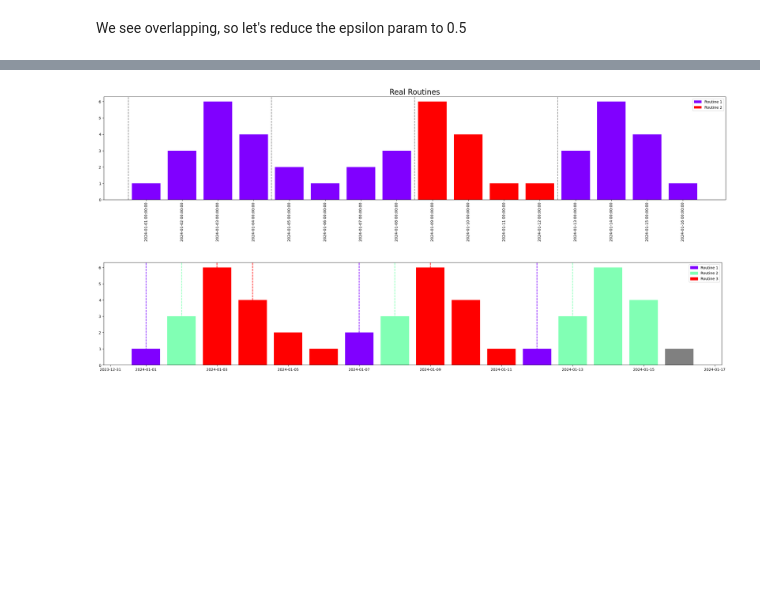
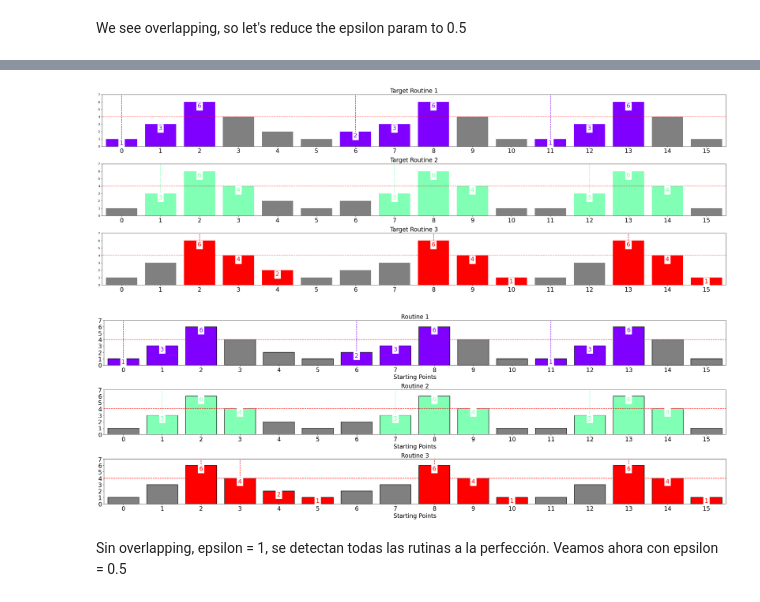
Before and after one commit to JavierGavina/Brute-Force-In-Routine-Detection, a Jupyter notebook: testing_routines.ipynb, the cells around one changed output, grey strips where cells are left out. Cells and saved outputs as stored; diff of their text form; code cells hidden in the pictures; blank space fills up the shorter version.

```diff
--- a/testing_routines.ipynb
+++ b/testing_routines.ipynb
@@ -48,11 +48,11 @@ def plot_groundtruth(time_series):
     # Draw a vertical line every four bars
     for i in range(0, len(ts), len(target_routine_1)):
         plt.axvline(x=i-0.5, color='grey', linestyle='--')
-    plt.xticks(ticks=[x for x in range(len(ts))], labels=pd.date_range(start="2024-01-01", periods=len(ts)),
-               rotation=90)
+    plt.xticks(ticks=[x for x in range(len(ts))], labels=[x for x in range(len(ts))])
     # add_legend
     plt.legend([bars[0], bars[10]], ['Routine 1', 'Routine 2'])
     plt.title("Real Routines", fontsize=20)
+    plt.xlim((-0.5, len(ts)+0.5))
     plt.show()
 
 
@@ -207,0 +204,5 @@ plot_groundtruth(time_series, start_points_target, 3, 4)
+# %%
+# ----------------WITH OVERLAPPING EPSILON=1--------------------
+routines = DRFL(m=3, G=4, R=2, C=3, epsilon=1)
+routines.fit(time_series)
+routines.show_results()
@@ -208,6 +227,8 @@ plot_groundtruth(time_series, start_points_target, 3, 4)
 # %%
-plot_groundtruth(time_series)
-routines.plot_results(figsize=(30, 5), title_fontsize=20)
+plot_groundtruth(time_series, target_start_points, 3, 4)
+routines.plot_results()
 # %% [output]
-[figure, old version]
+[figure, new version]
-[figure, old version]
+[figure, new version]
+# %% [markdown]
+Sin overlapping, epsilon = 1, se detectan todas las rutinas a la perfección. Veamos ahora con epsilon = 0.5
```
Also changed, not shown: parts of 23 cells of this notebook, 3 other files.
